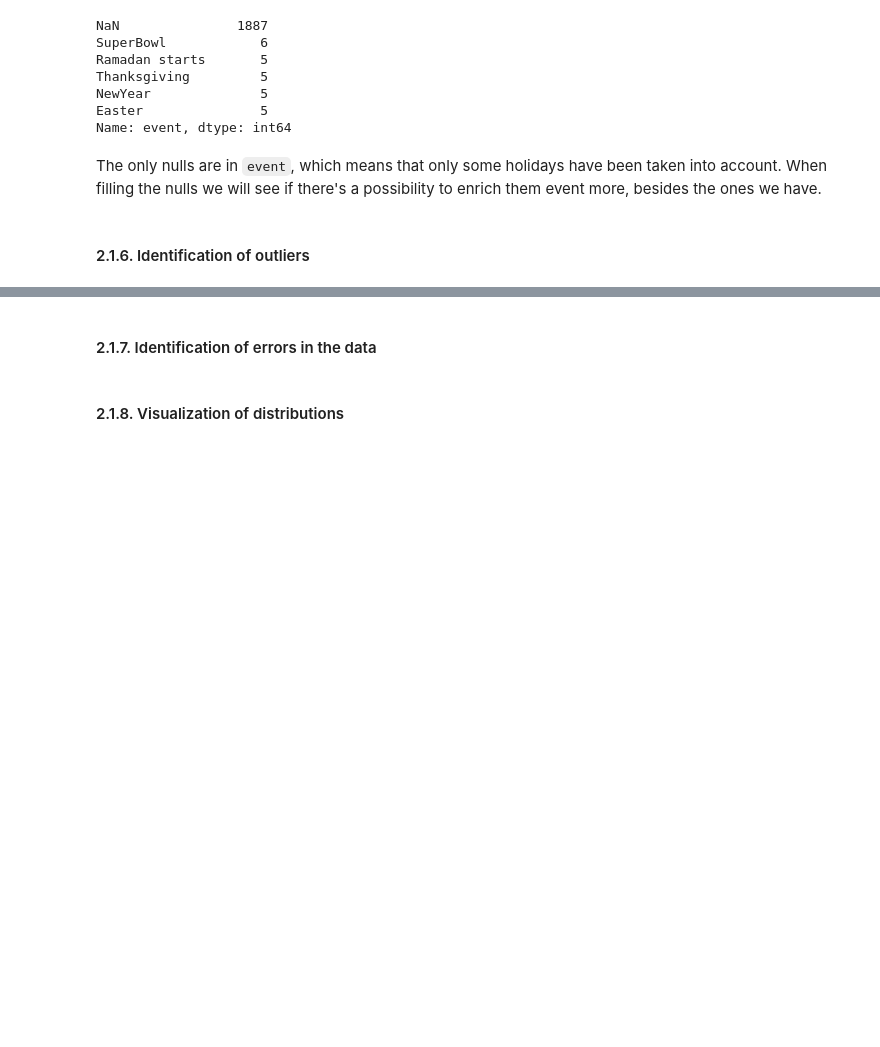
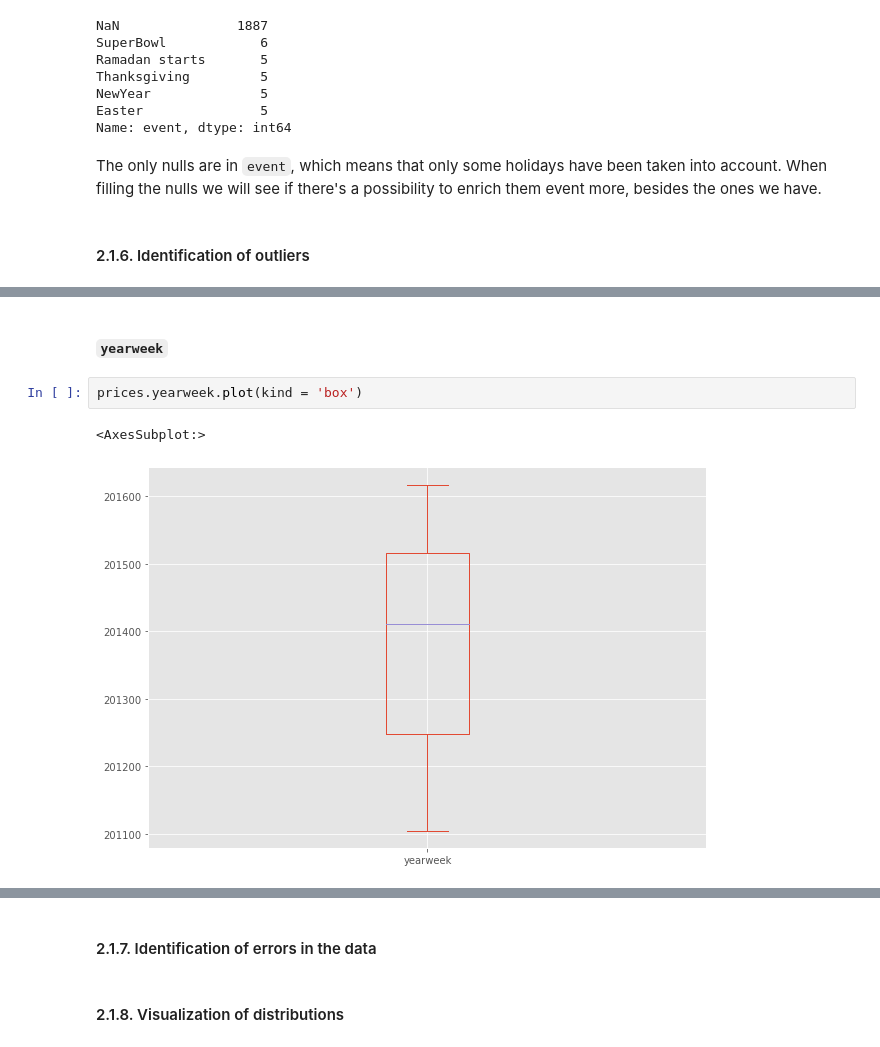
Before and after one commit to midimu/DS-Market, a Jupyter notebook: 1 - Analysis/DS Market - Analysis.ipynb, the cells around one changed output, grey strips where cells are left out. Cells and saved outputs as stored; diff of their text form; blank space fills up the shorter version.

```diff
--- a/1 - Analysis/DS Market - Analysis.ipynb
+++ b/1 - Analysis/DS Market - Analysis.ipynb
@@ -518,0 +567,7 @@ The only nulls are in `event`, which means that only some holidays have been tak
+# %% [markdown]
+##### `yearweek`
+# %%
+prices.yearweek.plot(kind = 'box')
+# %% [output]
+<AxesSubplot:>
+[figure, added]
```
Also changed, not shown: parts of 29 cells of this notebook.
